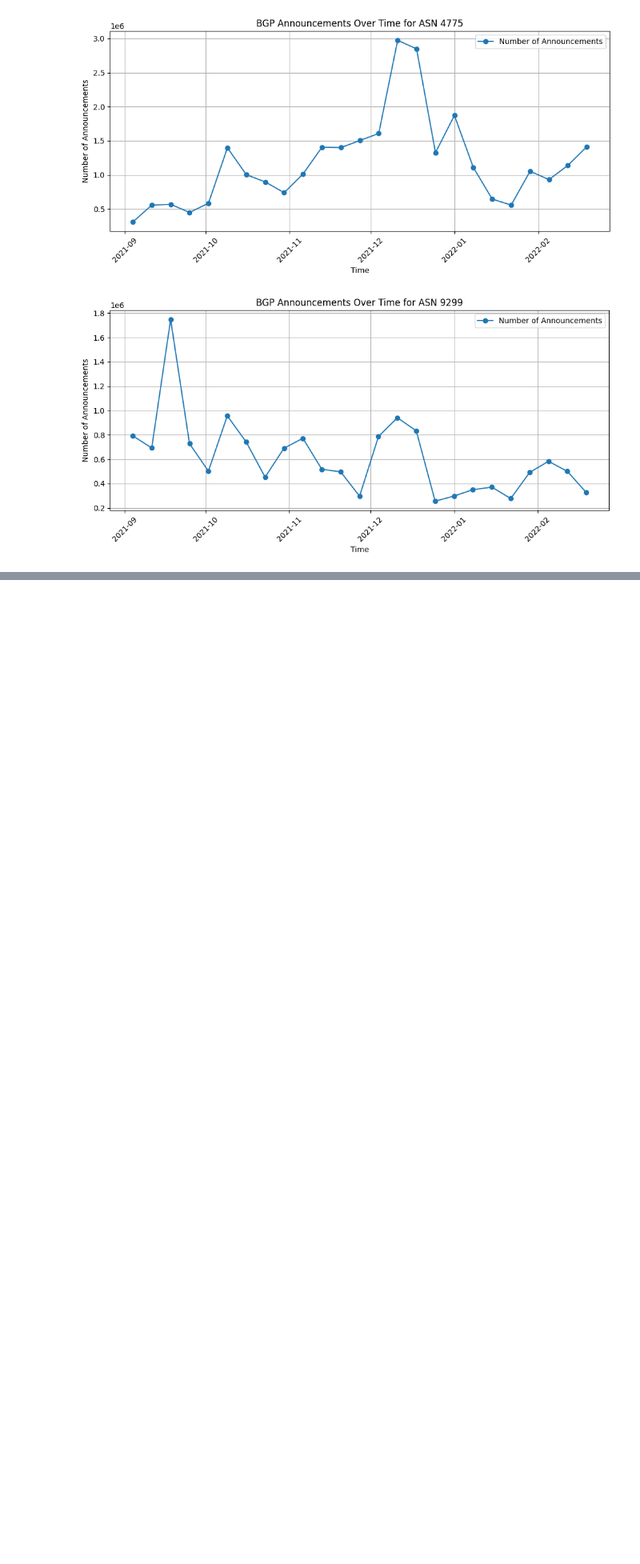
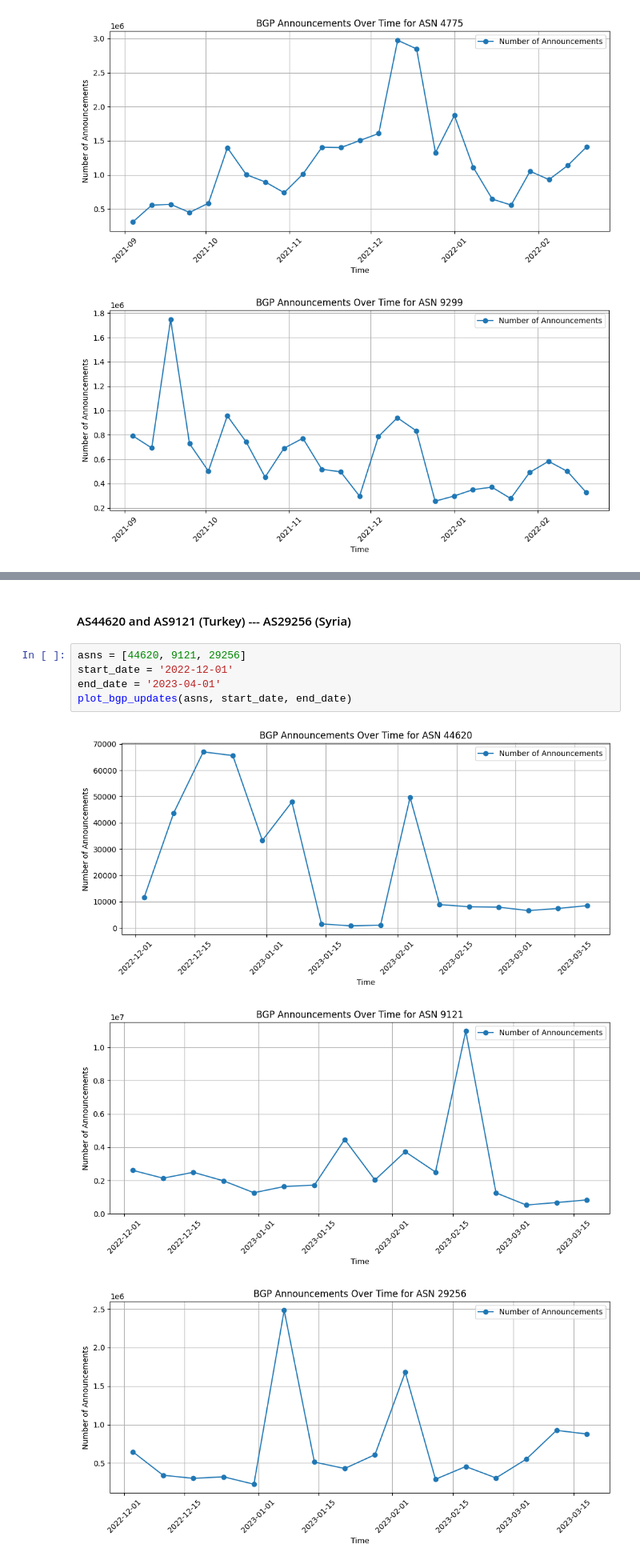
Before and after one commit to soddi1/Flooding, a Jupyter notebook: 10 disasters/accounements_data.ipynb, the cells around one changed output, grey strips where cells are left out. Shown at 80% size. Cells and saved outputs as stored; diff of their text form; blank space fills up the shorter version.

```diff
--- a/10 disasters/accounements_data.ipynb
+++ b/10 disasters/accounements_data.ipynb
@@ -71,0 +86,11 @@ plot_bgp_updates(asns, start_date, end_date)
+# %% [markdown]
+#### AS44620 and AS9121 (Turkey) --- AS29256 (Syria)
+# %%
+asns = [44620, 9121, 29256]
+start_date = '2022-12-01'
+end_date = '2023-04-01'
+plot_bgp_updates(asns, start_date, end_date)
+# %% [output]
+[figure, added]
+[figure, added]
+[figure, added]
```
Also changed, not shown: parts of 29 cells of this notebook.
